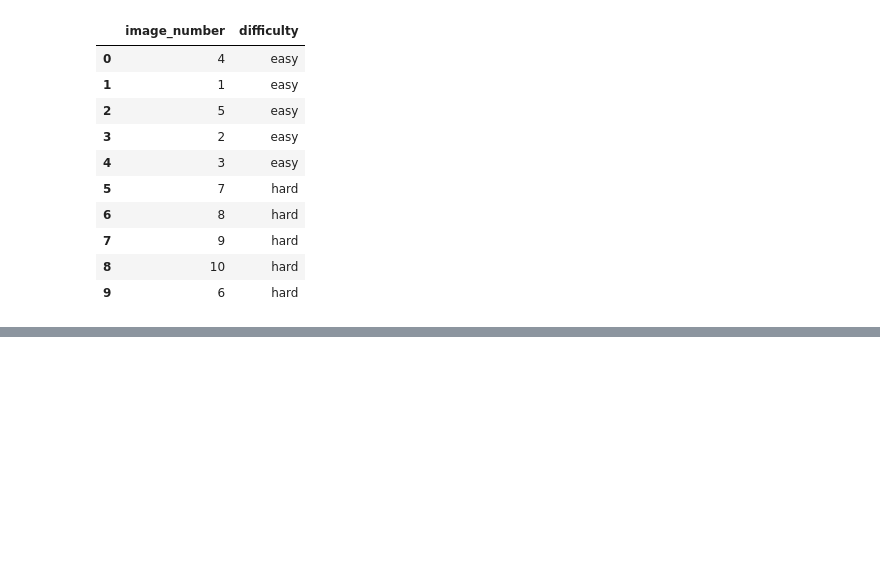
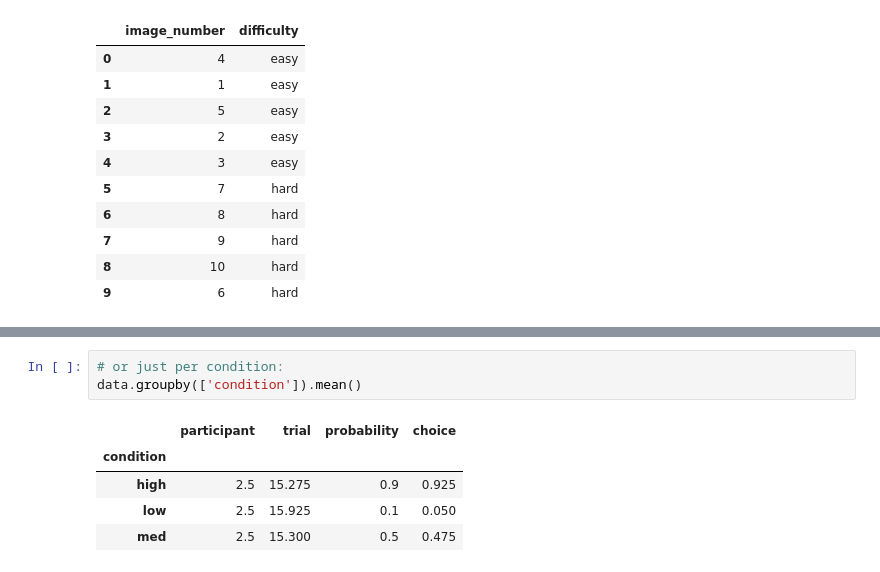
Before and after one commit to laurafontanesi/psychopy-seminar, a Jupyter notebook: notebooks/wpa_3.ipynb, the cells around one changed output, grey strips where cells are left out. Drawn from its saved outputs; the diff is of its cells as text; blank space fills up the shorter version.

```diff
--- a/notebooks/wpa_3.ipynb
+++ b/notebooks/wpa_3.ipynb
@@ -323,0 +480,9 @@ df.groupby(['difficulty']).apply(lambda x: x.sample(frac=1)).reset_index(drop=Tr
+# %%
+# or just per condition:
+data.groupby(['condition']).mean()
+# %% [output]
+|  | participant | trial | probability | choice |
+| condition |  |  |  |  |
+| high | 2.5 | 15.275 | 0.9 | 0.925 |
+| low | 2.5 | 15.925 | 0.1 | 0.050 |
+| med | 2.5 | 15.300 | 0.5 | 0.475 |
```
Also changed, not shown: parts of 30 cells of this notebook, 2 other files.
